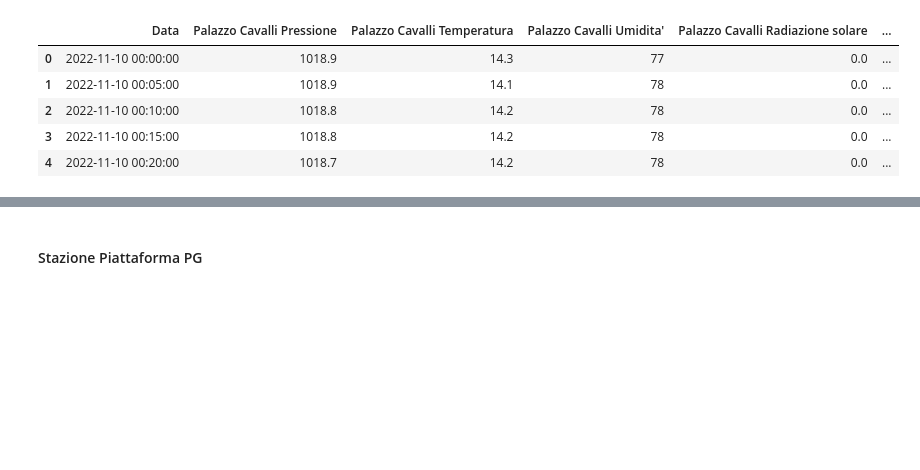
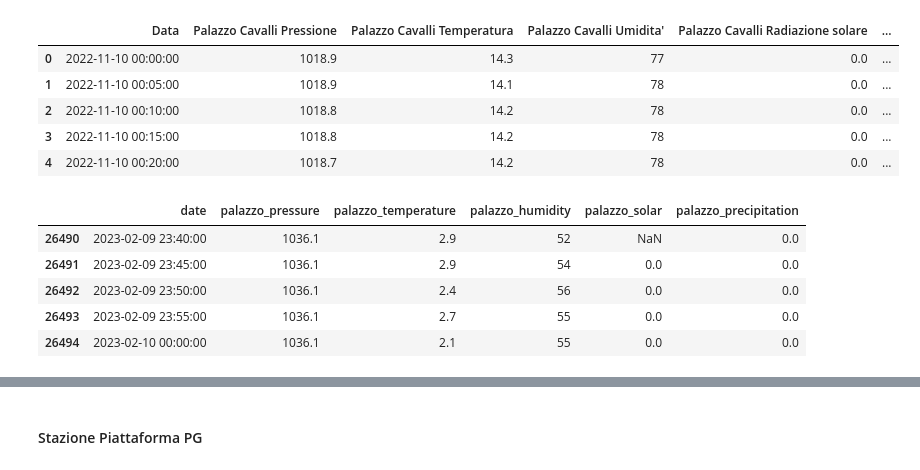
Before and after one commit to cyrilmichino/venice-meteo-analysis, a Jupyter notebook: notebook.ipynb, the cells around one changed output, grey strips where cells are left out. Saved outputs shown, nothing was run; the diff lists cells and outputs as text; code cells hidden in the pictures; blank space fills up the shorter version.

```diff
--- a/notebook.ipynb
+++ b/notebook.ipynb
@@ -333,3 +413,15 @@ palazzo_station.head()
 | 2 | 2022-11-10 00:10:00 | 1018.8 | 14.2 | 78 | 0.0 | ... |
 | 3 | 2022-11-10 00:15:00 | 1018.8 | 14.2 | 78 | 0.0 | ... |
 | 4 | 2022-11-10 00:20:00 | 1018.7 | 14.2 | 78 | 0.0 | ... |
+# %%
+palazzo_station.rename(columns={'Data':'date','Palazzo Cavalli Pressione':'palazzo_pressure','Palazzo Cavalli Temperatura':'palazzo_temperature',"Palazzo Cavalli Umidita'":'palazzo_humidity','Palazzo Cavalli Radiazione solare':'palazzo_solar','Palazzo Cavalli Pioggia 5m':'palazzo_precipitation'}, inplace=True) #Transalte column names to English
+palazzo_station['date'] = pd.to_datetime(palazzo_station.date) #Convert the date column into a datetime object
+
+palazzo_station.tail()
+# %% [output]
+|  | date | palazzo_pressure | palazzo_temperature | palazzo_humidity | palazzo_solar | palazzo_precipitation |
+| 26490 | 2023-02-09 23:40:00 | 1036.1 | 2.9 | 52 | NaN | 0.0 |
+| 26491 | 2023-02-09 23:45:00 | 1036.1 | 2.9 | 54 | 0.0 | 0.0 |
+| 26492 | 2023-02-09 23:50:00 | 1036.1 | 2.4 | 56 | 0.0 | 0.0 |
+| 26493 | 2023-02-09 23:55:00 | 1036.1 | 2.7 | 55 | 0.0 | 0.0 |
+| 26494 | 2023-02-10 00:00:00 | 1036.1 | 2.1 | 55 | 0.0 | 0.0 |
```
Also changed, not shown: parts of 6 cells of this notebook.
